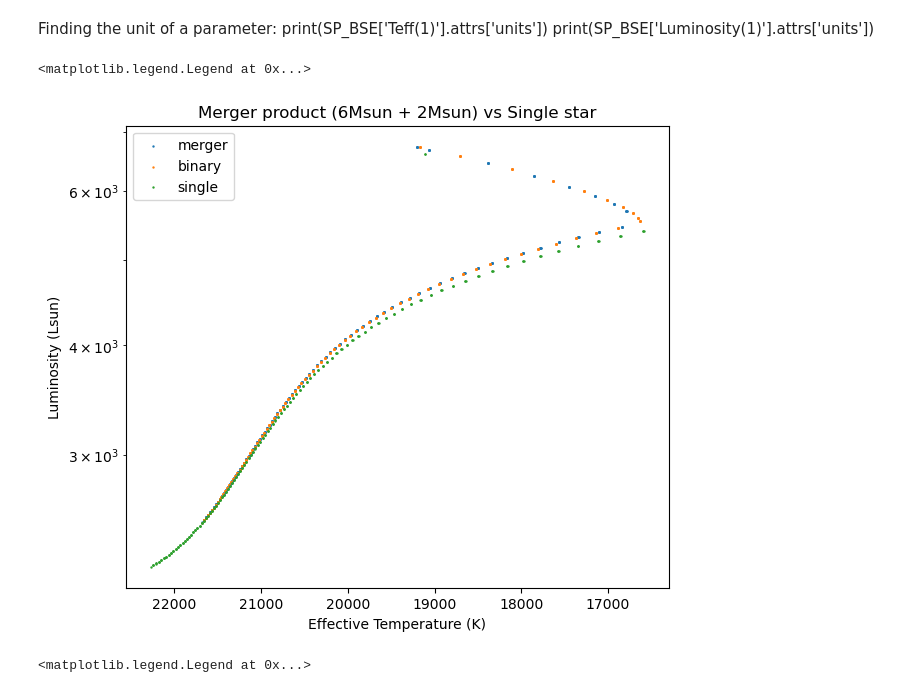
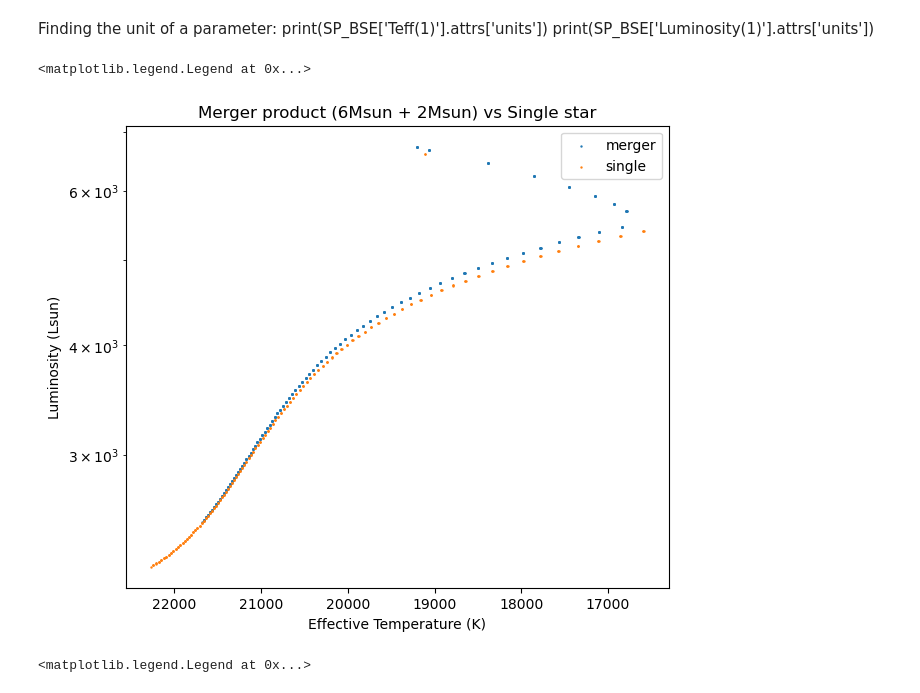
Before and after one commit to mkim0029/COMPAS, a Jupyter notebook: src/6Msun+2Msun/read.ipynb, the cells around one changed output. Drawn from its saved outputs; the diff is of its cells as text; code cells hidden in the pictures.

Commit message:
revised ms merger hrd plotting method, eMSTO retrieved

```diff
--- a/src/6Msun+2Msun/read.ipynb
+++ b/src/6Msun+2Msun/read.ipynb
@@ -49,18 +45,17 @@ df3 = restrict(df3, 'Stellar_Type(2)', 15, 15) #MS stars only
 # %%
 plt.figure(figsize=(7,6))
 plt.scatter(df1['        Teff(1)         '], df1['     Luminosity(1)      '], s = 0.5, label = 'merger')
-plt.scatter(df3['        Teff(1)         '], df3['     Luminosity(1)      '], s = 0.5, label = 'binary')
 plt.scatter(df2['          Teff          '], df2['       Luminosity       '], s = 0.5, label = 'single')
 plt.xlabel('Effective Temperature (K)')
 plt.ylabel('Luminosity (Lsun)')
 plt.gca().invert_xaxis()
 plt.yscale('log')
 plt.title('Merger product (6Msun + 2Msun) vs Single star')
 #plt.ylim((2e3,7e3))
 plt.legend()
 # %% [output]
 <matplotlib.legend.Legend at 0x...>
-[figure, old version]
+[figure, new version]
 # %%
 plt.scatter(df1['         Age(1)         '], df1['        Mass(1)         '], s = 0.5, label = 'merger')
 plt.scatter(df2['          Age           '], df2['          Mass          '], s = 0.5, label = 'single')
```
Also changed, not shown: parts of 2 cells of this notebook, 8 other files.
